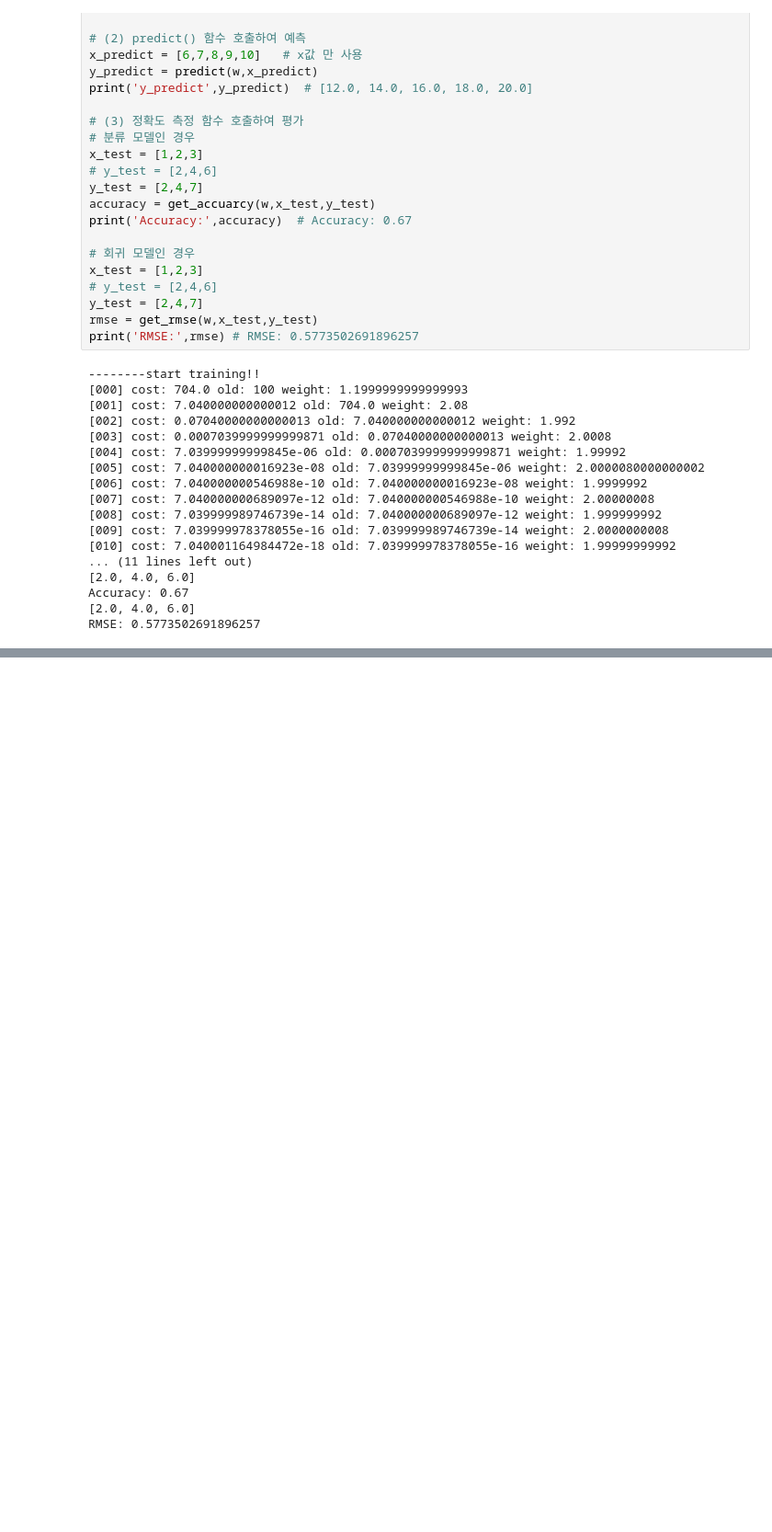
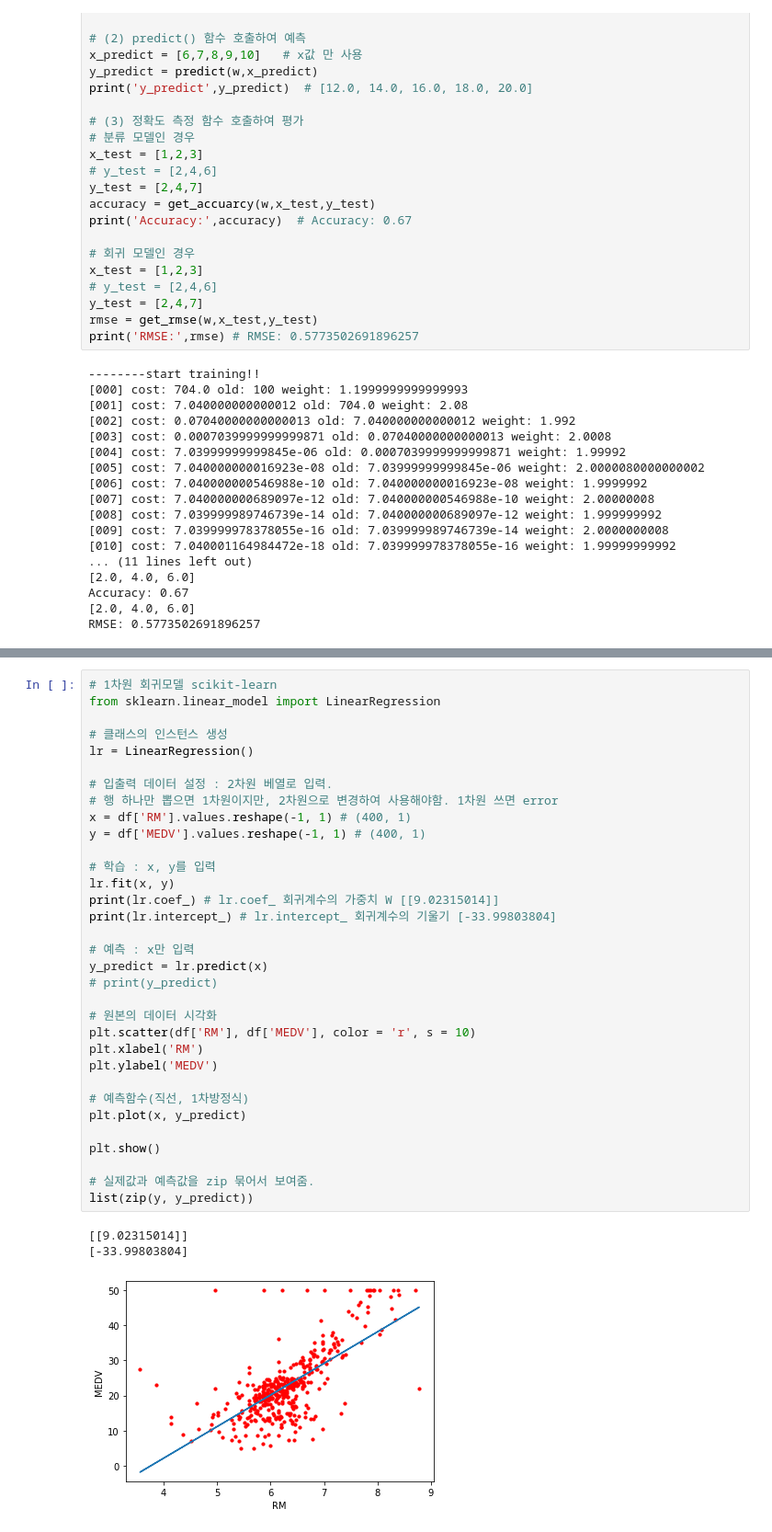
Before and after one commit to Yo0oN/AI_Innovation_Square, a Jupyter notebook: machine_learning/machine_learning.ipynb, the cells around one changed output, grey strips where cells are left out. Shown at 92% size. Drawn from its saved outputs; the diff is of its cells as text; blank space fills up the shorter version.

Commit message:
scikit learn 공부중

```diff
--- a/machine_learning/machine_learning.ipynb
+++ b/machine_learning/machine_learning.ipynb
@@ -263,0 +288,37 @@ RMSE: 0.5773502691896257
+# %%
+# 1차원 회귀모델 scikit-learn
+from sklearn.linear_model import LinearRegression
+
+# 클래스의 인스턴스 생성
+lr = LinearRegression()
+
+# 입출력 데이터 설정 : 2차원 베열로 입력.
+# 행 하나만 뽑으면 1차원이지만, 2차원으로 변경하여 사용해야함. 1차원 쓰면 error
+x = df['RM'].values.reshape(-1, 1) # (400, 1)
+y = df['MEDV'].values.reshape(-1, 1) # (400, 1)
+
+# 학습 : x, y를 입력
+lr.fit(x, y)
+print(lr.coef_) # lr.coef_ 회귀계수의 가중치 W [[9.02315014]]
+print(lr.intercept_) # lr.intercept_ 회귀계수의 기울기 [-33.99803804]
+
+# 예측 : x만 입력
+y_predict = lr.predict(x)
+# print(y_predict)
+
+# 원본의 데이터 시각화
+plt.scatter(df['RM'], df['MEDV'], color = 'r', s = 10)
+plt.xlabel('RM')
+plt.ylabel('MEDV')
+
+# 예측함수(직선, 1차방정식)
+plt.plot(x, y_predict)
+
+plt.show()
+
+# 실제값과 예측값을 zip 묶어서 보여줌.
+list(zip(y, y_predict))
+# %% [output]
+[[9.02315014]]
+[-33.99803804]
+[figure, added]
```
Also changed, not shown: parts of 10 cells of this notebook, 2 other files.
